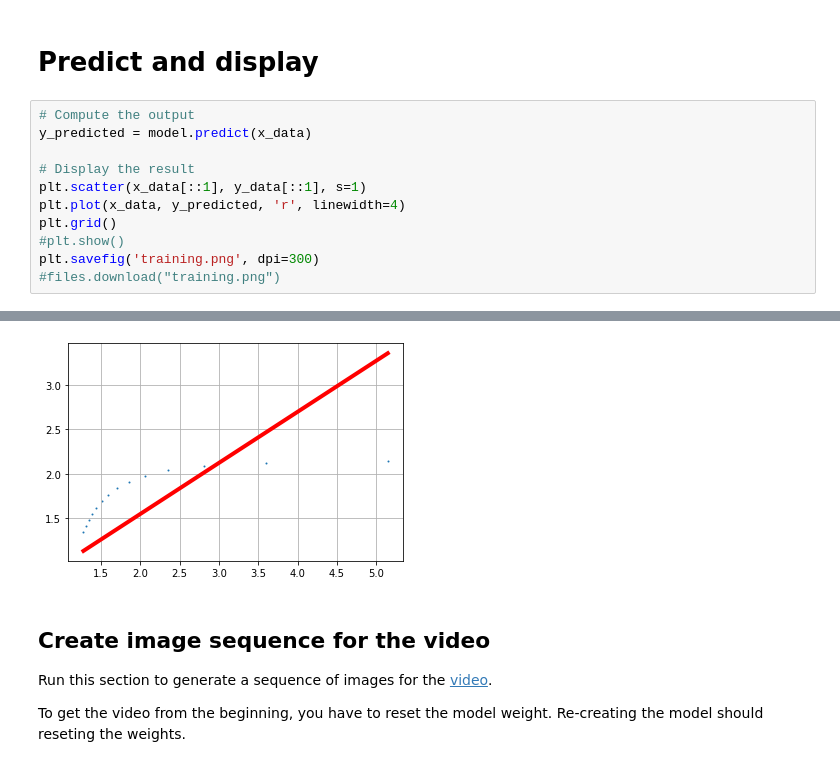
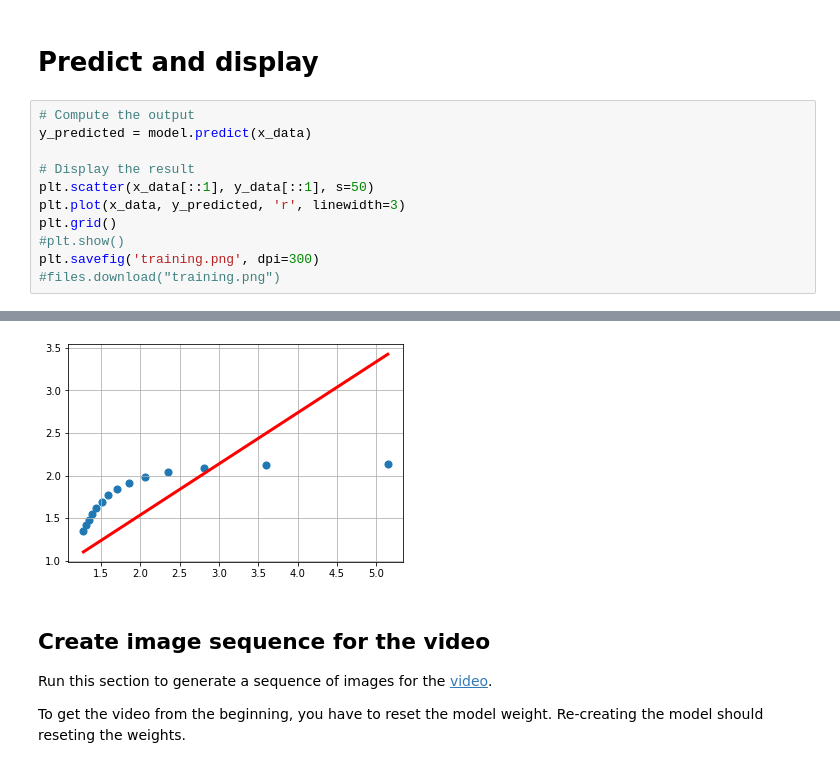
Before and after one commit to ng0177/network, a Jupyter notebook: turbine-01.ipynb, the cells around one changed output, grey strips where cells are left out. Cells and saved outputs as stored; diff of their text form.

```diff
--- a/turbine-01.ipynb
+++ b/turbine-01.ipynb
@@ -122,8 +122,8 @@ Epoch 100/100
 y_predicted = model.predict(x_data)
 
 # Display the result
-plt.scatter(x_data[::1], y_data[::1], s=1)
-plt.plot(x_data, y_predicted, 'r', linewidth=4)
+plt.scatter(x_data[::1], y_data[::1], s=50)
+plt.plot(x_data, y_predicted, 'r', linewidth=3)
 plt.grid()
 #plt.show()
 plt.savefig('training.png', dpi=300)
@@ -133,4 +133,4 @@ plt.savefig('training.png', dpi=300)
-[figure, old version]
+[figure, new version]
 # %% [markdown]
 ## Create image sequence for the video
 
```
Also changed, not shown: parts of 5 cells of this notebook, 1 other file.
